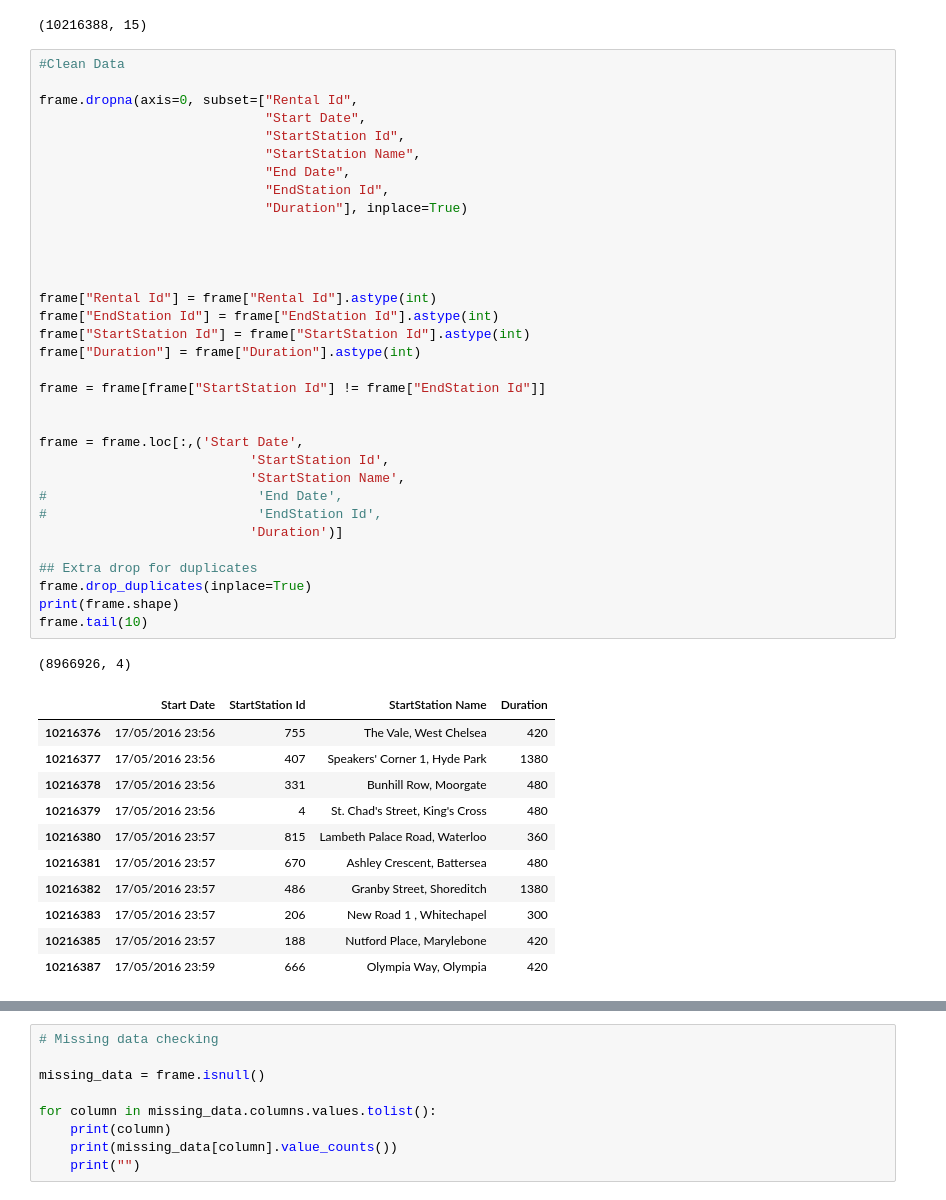
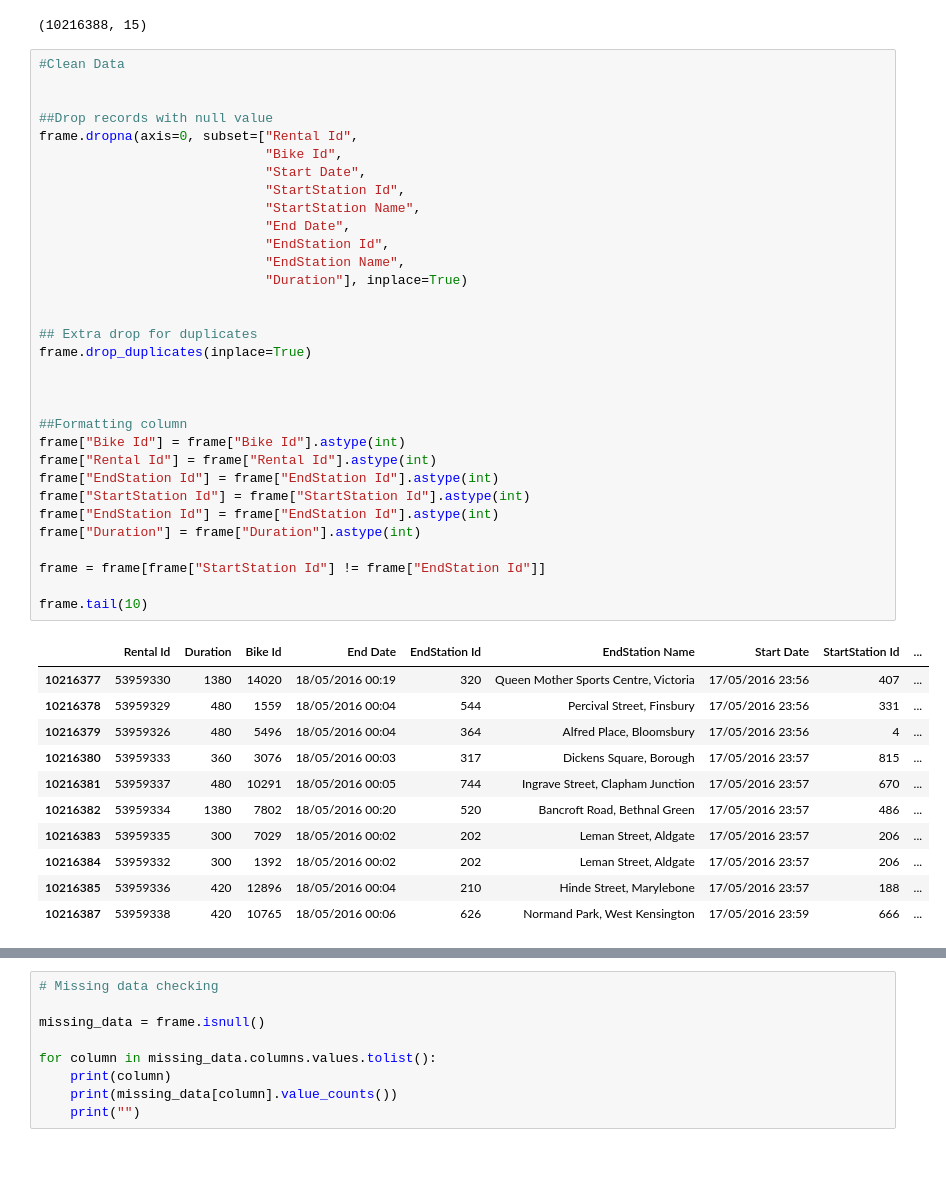
Before and after one commit to jimmyhwuang/ECS784-PROJECT, a Jupyter notebook: TflBike.ipynb, the cells around one changed output, grey strips where cells are left out. Cells and saved outputs as stored; diff of their text form; blank space fills up the shorter version.

```diff
--- a/TflBike.ipynb
+++ b/TflBike.ipynb
@@ -27,46 +27,44 @@ print(frame.shape)
 # %%
 #Clean Data
 
+
+##Drop records with null value
 frame.dropna(axis=0, subset=["Rental Id",
+                             "Bike Id",
                              "Start Date",
                              "StartStation Id",
                              "StartStation Name",
                              "End Date",
                              "EndStation Id",
+                             "EndStation Name",
                              "Duration"], inplace=True)
 
 
+## Extra drop for duplicates
+frame.drop_duplicates(inplace=True)
 
 
+
+##Formatting column
+frame["Bike Id"] = frame["Bike Id"].astype(int)
 frame["Rental Id"] = frame["Rental Id"].astype(int)
 frame["EndStation Id"] = frame["EndStation Id"].astype(int)
 frame["StartStation Id"] = frame["StartStation Id"].astype(int)
+frame["EndStation Id"] = frame["EndStation Id"].astype(int)
 frame["Duration"] = frame["Duration"].astype(int)
 
 frame = frame[frame["StartStation Id"] != frame["EndStation Id"]]
 
-
-frame = frame.loc[:,('Start Date',
-                           'StartStation Id',
-                           'StartStation Name',
-#                           'End Date',
-#                           'EndStation Id',
-                           'Duration')]
-
-## Extra drop for duplicates
-frame.drop_duplicates(inplace=True)
-print(frame.shape)
 frame.tail(10)
 # %% [output]
-(8966926, 4)
-|  | Start Date | StartStation Id | StartStation Name | Duration |
-| 10216376 | 17/05/2016 23:56 | 755 | The Vale, West Chelsea | 420 |
-| 10216377 | 17/05/2016 23:56 | 407 | Speakers' Corner 1, Hyde Park | 1380 |
-| 10216378 | 17/05/2016 23:56 | 331 | Bunhill Row, Moorgate | 480 |
-| 10216379 | 17/05/2016 23:56 | 4 | St. Chad's Street, King's Cross | 480 |
-| 10216380 | 17/05/2016 23:57 | 815 | Lambeth Palace Road, Waterloo | 360 |
-| 10216381 | 17/05/2016 23:57 | 670 | Ashley Crescent, Battersea | 480 |
-| 10216382 | 17/05/2016 23:57 | 486 | Granby Street, Shoreditch | 1380 |
-| 10216383 | 17/05/2016 23:57 | 206 | New Road 1 , Whitechapel | 300 |
-| 10216385 | 17/05/2016 23:57 | 188 | Nutford Place, Marylebone | 420 |
-| 10216387 | 17/05/2016 23:59 | 666 | Olympia Way, Olympia | 420 |
+|  | Rental Id | Duration | Bike Id | End Date | EndStation Id | EndStation Name | Start Date | StartStation Id | ... |
+| 10216377 | 53959330 | 1380 | 14020 | 18/05/2016 00:19 | 320 | Queen Mother Sports Centre, Victoria | 17/05/2016 23:56 | 407 | ... |
+| 10216378 | 53959329 | 480 | 1559 | 18/05/2016 00:04 | 544 | Percival Street, Finsbury | 17/05/2016 23:56 | 331 | ... |
+| 10216379 | 53959326 | 480 | 5496 | 18/05/2016 00:04 | 364 | Alfred Place, Bloomsbury | 17/05/2016 23:56 | 4 | ... |
+| 10216380 | 53959333 | 360 | 3076 | 18/05/2016 00:03 | 317 | Dickens Square, Borough | 17/05/2016 23:57 | 815 | ... |
+| 10216381 | 53959337 | 480 | 10291 | 18/05/2016 00:05 | 744 | Ingrave Street, Clapham Junction | 17/05/2016 23:57 | 670 | ... |
+| 10216382 | 53959334 | 1380 | 7802 | 18/05/2016 00:20 | 520 | Bancroft Road, Bethnal Green | 17/05/2016 23:57 | 486 | ... |
+| 10216383 | 53959335 | 300 | 7029 | 18/05/2016 00:02 | 202 | Leman Street, Aldgate | 17/05/2016 23:57 | 206 | ... |
+| 10216384 | 53959332 | 300 | 1392 | 18/05/2016 00:02 | 202 | Leman Street, Aldgate | 17/05/2016 23:57 | 206 | ... |
+| 10216385 | 53959336 | 420 | 12896 | 18/05/2016 00:04 | 210 | Hinde Street, Marylebone | 17/05/2016 23:57 | 188 | ... |
+| 10216387 | 53959338 | 420 | 10765 | 18/05/2016 00:06 | 626 | Normand Park, West Kensington | 17/05/2016 23:59 | 666 | ... |
```
Also changed, not shown: parts of 1 cell of this notebook.
